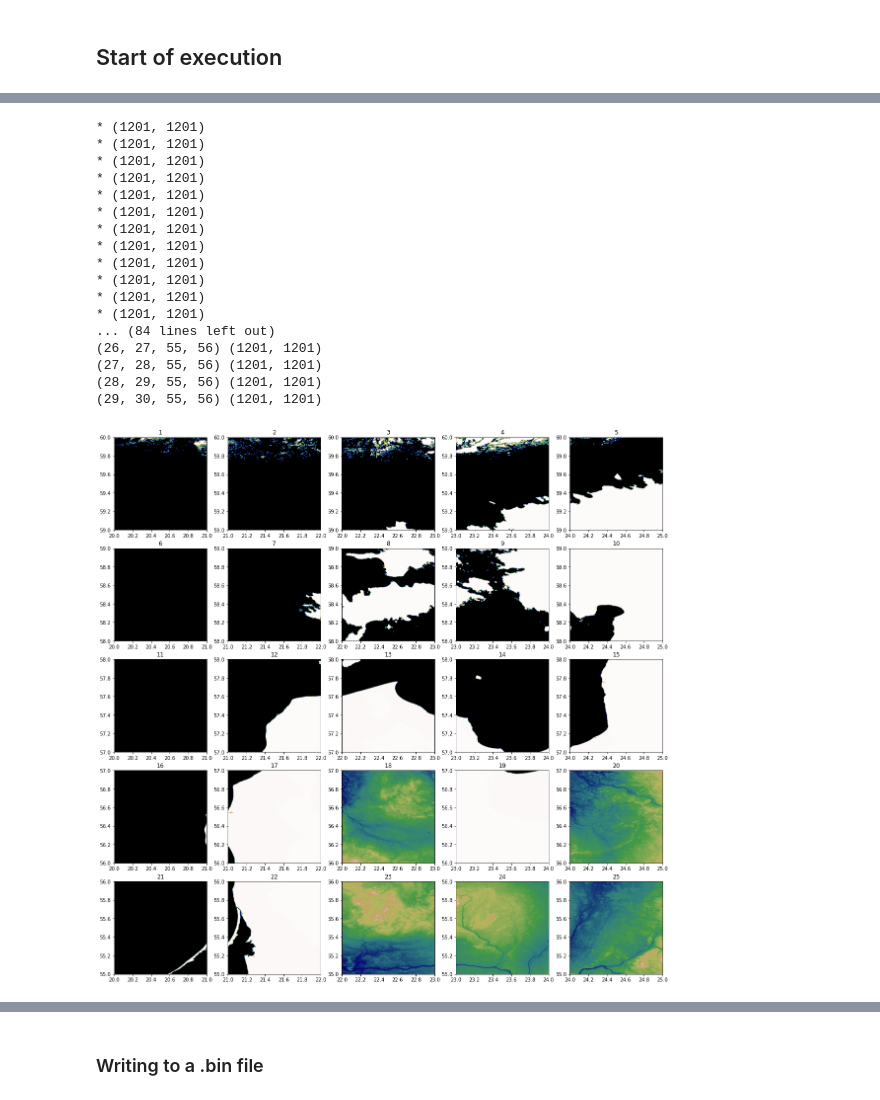
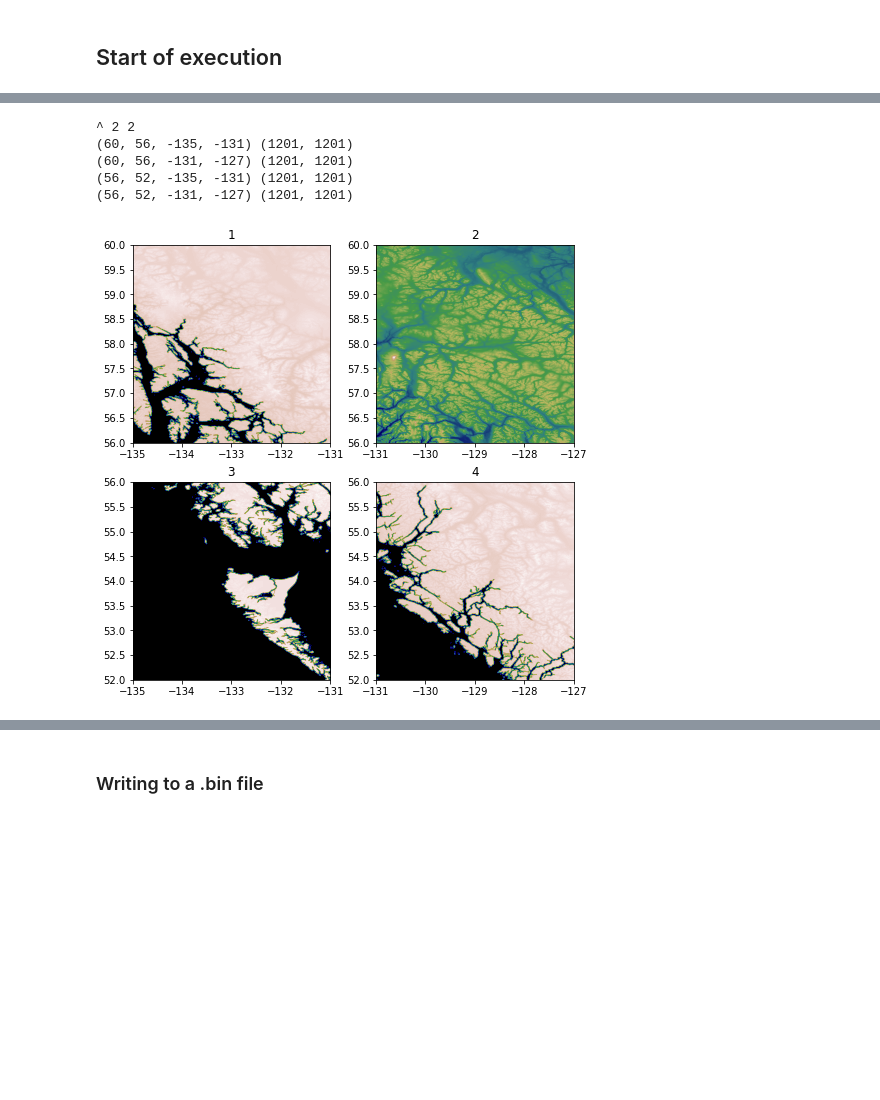
Before and after one commit to NordMan10/GDAL-1, a Jupyter notebook: GDAL 1.ipynb, the cells around one changed output, grey strips where cells are left out. Saved outputs shown, nothing was run; the diff lists cells and outputs as text; code cells hidden in the pictures; blank space fills up the shorter version.

```diff
--- a/GDAL 1.ipynb
+++ b/GDAL 1.ipynb
@@ -93,19 +93,22 @@ def split_rect_in_defined_tiles(rects, tile_size, left_border, top_border, overl
     free_v_space = rect_side_size - top_border
 
     tiles_cnt_in_h_axis = math.ceil(free_h_space / tile_size)
+    tiles_cnt_in_v_axis = math.ceil(free_v_space / tile_size)
+#     print("**", tiles_cnt_in_h_axis, tiles_cnt_in_v_axis)
 
     right_shift = tiles_cnt_in_h_axis * tile_size - free_h_space
-    bottom_shift = tiles_cnt_in_h_axis * tile_size - free_v_space
+    bottom_shift = tiles_cnt_in_v_axis * tile_size - free_v_space
 
     res_tiles = []
 
-    for i in range(tiles_cnt_in_h_axis):
+    for i in range(tiles_cnt_in_v_axis):
         for j in range(tiles_cnt_in_h_axis):
             res_tiles += [get_2D_array_from_bigger_2D_array(entire_combined_rect, left_border + tile_size * j,
                                                              top_border + tile_size * i, tile_size, overlap)]
 #             print(left_border + tail_size * j, top_border + tail_size * i)
 
-    return (res_tiles, right_shift, bottom_shift)
+#     print("f", np.shape(res_tiles))
+    return (res_tiles, right_shift, bottom_shift, tiles_cnt_in_v_axis, tiles_cnt_in_h_axis)
 # %% [markdown]
 ### The function calculates georeferencing data for tiles
 # %%
@@ -182,17 +185,21 @@ np.shape(list3)
 # %% [markdown]
 ### The function displays data with grid of plots
 # %%
-def plot_image_grid(images, gdal_current_ds, right_shift, bottom_shift, scale_in_deg, res_dict, cmap='gist_earth'):
+def plot_image_grid(images, gdal_current_ds, right_shift, bottom_shift, scale_in_deg, res_dict,
+                                                                ncols, nrows, cmap='gist_earth'):
     '''Plot a grid of images'''
 #     if not ncols:
-#         factors = [i for i in range(1, len(images)+1) if len(images) % i == 0]
-#         ncols = factors[len(factors) // 2] if len(factors) else len(images) // 4 + 1
+#     factors = [i for i in range(1, len(images)+1) if len(images) % i == 0]
+#     ncols = factors[len(factors) // 2] if len(factors) else len(images) // 4 + 1
 #     nrows = int(len(images) / ncols) + int(len(images) % ncols)
-    ncols = int(math.sqrt(np.shape(images)[0]))
-    nrows = ncols
+    print("^", ncols, nrows)
+#     ncols = int(math.sqrt(np.shape(images)[0]))
+#     nrows = int(math.sqrt(np.shape(images)[1]))
     imgs = [images[i] if len(images) > i else None for i in range(nrows * ncols)]
     f, axes = plt.subplots(nrows, ncols, figsize=(4*ncols, 4*nrows))
     axes = axes.flatten()[:len(imgs)]
+
+#     print("rows, cols:", nrows, ncols)
 
     count = 1
     default_scale_in_deg = 5
@@ -220,7 +227,7 @@ def plot_image_grid(images, gdal_current_ds, right_shift, bottom_shift, scale_in
             ax.imshow(img, cmap=cmap, extent=[long_min_shifted, long_max_shifted, lat_min_shifted, lat_max_shifted])
             count += 1
 
-            res_dict[(long_min_shifted, long_max_shifted, lat_min_shifted, lat_max_shifted)] = img
+            res_dict[(lat_max_shifted, lat_min_shifted, long_min_shifted, long_max_shifted)] = img
 # %% [markdown]
 ## Start of execution
 # %%
@@ -280,45 +300,36 @@ elev_arr = np.asarray(elevations_list)
 # %%
-seconds_cnt = 3
+seconds_cnt = 12
 scale_in_deg, rect_side_in_px = get_scale_in_degrees_and_rect_side_in_px(seconds_cnt)
 
 res_dict = {}
 rects = [[], [], [], []]
 
 prev_right_shift = 0
 prev_bottom_shift = 0
 
 for i in range(len(elev_arr[0]) - 1):
     rects[0] = elev_arr[0][i]
     rects[1] = elev_arr[0][i + 1]
     rects[2] = elev_arr[1][i]
     rects[3] = elev_arr[1][i + 1]
 
-    tiles, right_shift, bottom_shift = split_rect_in_defined_tiles(rects, int(rect_side_in_px),
-                                                                   prev_right_shift, prev_bottom_shift, 1)
+    tiles, right_shift, bottom_shift, nrows, ncols = split_rect_in_defined_tiles(rects, int(rect_side_in_px),
+                                                                   prev_right_shift, 0, 1)
+#     print("&", len(tiles))
 
 #     temp(np.array(tiles), gdal_ds[0][i], prev_right_shift, prev_bottom_shift, scale_in_deg, res_dict)
-    plot_image_grid(np.array(tiles), gdal_ds[0][i], prev_right_shift, prev_bottom_shift, scale_in_deg, res_dict)
+    plot_image_grid(np.array(tiles), gdal_ds[0][i], prev_right_shift, 0, scale_in_deg, res_dict, ncols, nrows)
     prev_right_shift = right_shift
     prev_bottom_shift = bottom_shift
 
+#     print("*", prev_right_shift, prev_bottom_shift)
+
 for key, value in res_dict.items():
     print(key, np.shape(value))
 # %% [output]
-* (1201, 1201)
-* (1201, 1201)
-* (1201, 1201)
-* (1201, 1201)
-* (1201, 1201)
-* (1201, 1201)
-* (1201, 1201)
-* (1201, 1201)
-* (1201, 1201)
-* (1201, 1201)
-* (1201, 1201)
-* (1201, 1201)
-... (84 lines left out)
-(26, 27, 55, 56) (1201, 1201)
-(27, 28, 55, 56) (1201, 1201)
-(28, 29, 55, 56) (1201, 1201)
-(29, 30, 55, 56) (1201, 1201)
+^ 2 2
+(60, 56, -135, -131) (1201, 1201)
+(60, 56, -131, -127) (1201, 1201)
+(56, 52, -135, -131) (1201, 1201)
+(56, 52, -131, -127) (1201, 1201)
-[figure, old version]
+[figure, new version]
```
Also changed, not shown: parts of 4 cells of this notebook, 1 other file.
